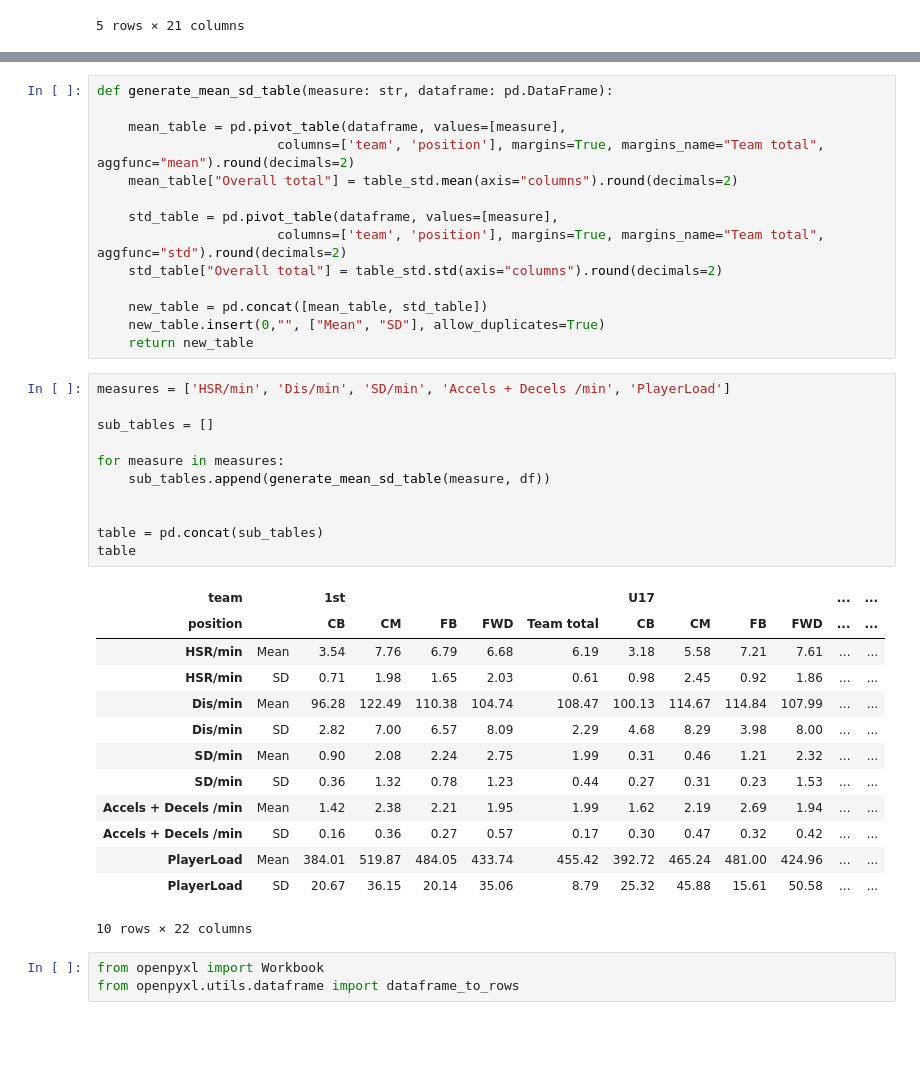
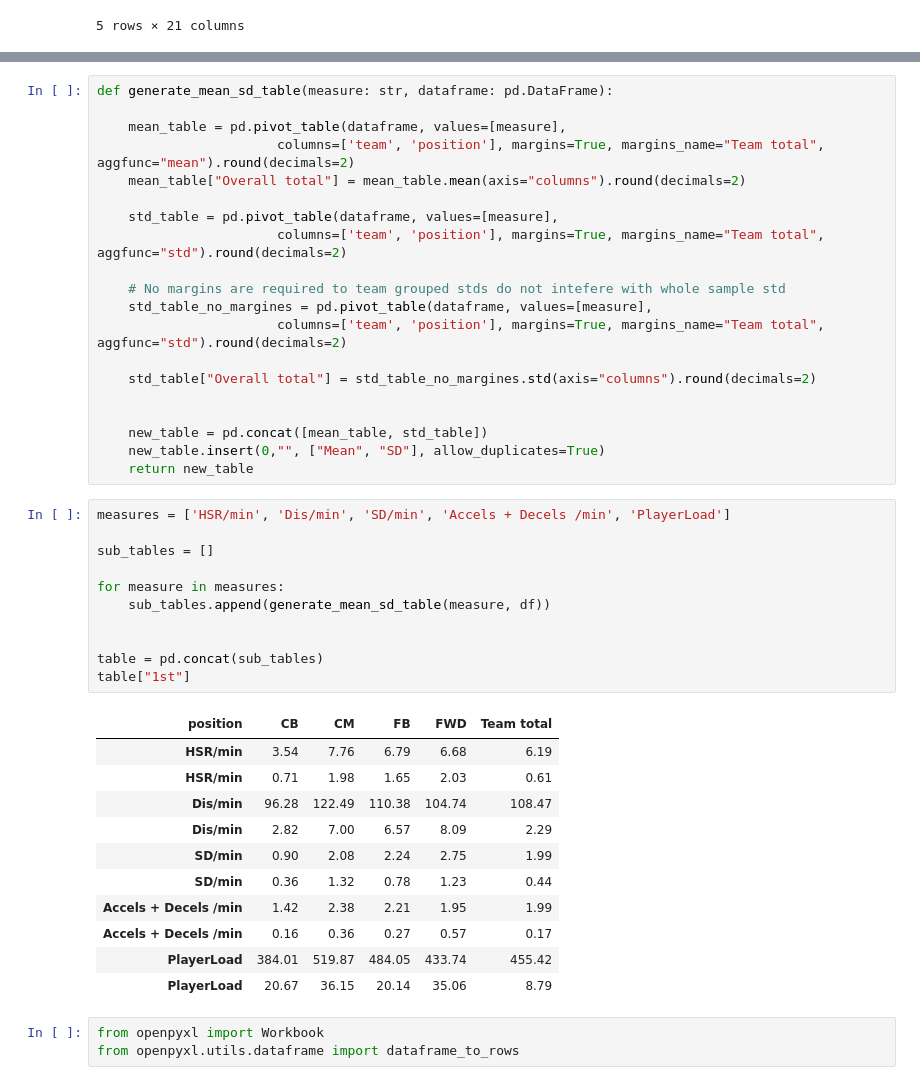
Before and after one commit to JTPiingtoh/GPSproject, a Jupyter notebook: data table for paper.ipynb, the cells around one changed output, grey strips where cells are left out. Cells and saved outputs as stored; diff of their text form; blank space fills up the shorter version.

```diff
--- a/data table for paper.ipynb
+++ b/data table for paper.ipynb
@@ -137,11 +139,17 @@ def generate_mean_sd_table(measure: str, dataframe: pd.DataFrame):
 
     mean_table = pd.pivot_table(dataframe, values=[measure],
                        columns=['team', 'position'], margins=True, margins_name="Team total", aggfunc="mean").round(decimals=2)
-    mean_table["Overall total"] = table_std.mean(axis="columns").round(decimals=2)
+    mean_table["Overall total"] = mean_table.mean(axis="columns").round(decimals=2)
 
     std_table = pd.pivot_table(dataframe, values=[measure],
                        columns=['team', 'position'], margins=True, margins_name="Team total", aggfunc="std").round(decimals=2)
-    std_table["Overall total"] = table_std.std(axis="columns").round(decimals=2)
+
+    # No margins are required to team grouped stds do not intefere with whole sample std
+    std_table_no_margines = pd.pivot_table(dataframe, values=[measure],
+                       columns=['team', 'position'], margins=True, margins_name="Team total", aggfunc="std").round(decimals=2)
+
+    std_table["Overall total"] = std_table_no_margines.std(axis="columns").round(decimals=2)
+
 
     new_table = pd.concat([mean_table, std_table])
     new_table.insert(0,"", ["Mean", "SD"], allow_duplicates=True)
@@ -149,28 +157,26 @@ def generate_mean_sd_table(measure: str, dataframe: pd.DataFrame):
 # %%
 measures = ['HSR/min', 'Dis/min', 'SD/min', 'Accels + Decels /min', 'PlayerLoad']
 
 sub_tables = []
 
 for measure in measures:
     sub_tables.append(generate_mean_sd_table(measure, df))
 
 
 table = pd.concat(sub_tables)
-table
+table["1st"]
 # %% [output]
-| team |  | 1st |  |  |  |  | U17 |  |  |  | ... | ... |
-| position |  | CB | CM | FB | FWD | Team total | CB | CM | FB | FWD | ... | ... |
-| HSR/min | Mean | 3.54 | 7.76 | 6.79 | 6.68 | 6.19 | 3.18 | 5.58 | 7.21 | 7.61 | ... | ... |
-| HSR/min | SD | 0.71 | 1.98 | 1.65 | 2.03 | 0.61 | 0.98 | 2.45 | 0.92 | 1.86 | ... | ... |
-| Dis/min | Mean | 96.28 | 122.49 | 110.38 | 104.74 | 108.47 | 100.13 | 114.67 | 114.84 | 107.99 | ... | ... |
-| Dis/min | SD | 2.82 | 7.00 | 6.57 | 8.09 | 2.29 | 4.68 | 8.29 | 3.98 | 8.00 | ... | ... |
-| SD/min | Mean | 0.90 | 2.08 | 2.24 | 2.75 | 1.99 | 0.31 | 0.46 | 1.21 | 2.32 | ... | ... |
-| SD/min | SD | 0.36 | 1.32 | 0.78 | 1.23 | 0.44 | 0.27 | 0.31 | 0.23 | 1.53 | ... | ... |
-| Accels + Decels /min | Mean | 1.42 | 2.38 | 2.21 | 1.95 | 1.99 | 1.62 | 2.19 | 2.69 | 1.94 | ... | ... |
-| Accels + Decels /min | SD | 0.16 | 0.36 | 0.27 | 0.57 | 0.17 | 0.30 | 0.47 | 0.32 | 0.42 | ... | ... |
-| PlayerLoad | Mean | 384.01 | 519.87 | 484.05 | 433.74 | 455.42 | 392.72 | 465.24 | 481.00 | 424.96 | ... | ... |
-| PlayerLoad | SD | 20.67 | 36.15 | 20.14 | 35.06 | 8.79 | 25.32 | 45.88 | 15.61 | 50.58 | ... | ... |
+| position | CB | CM | FB | FWD | Team total |
+| HSR/min | 3.54 | 7.76 | 6.79 | 6.68 | 6.19 |
+| HSR/min | 0.71 | 1.98 | 1.65 | 2.03 | 0.61 |
+| Dis/min | 96.28 | 122.49 | 110.38 | 104.74 | 108.47 |
+| Dis/min | 2.82 | 7.00 | 6.57 | 8.09 | 2.29 |
+| SD/min | 0.90 | 2.08 | 2.24 | 2.75 | 1.99 |
+| SD/min | 0.36 | 1.32 | 0.78 | 1.23 | 0.44 |
+| Accels + Decels /min | 1.42 | 2.38 | 2.21 | 1.95 | 1.99 |
+| Accels + Decels /min | 0.16 | 0.36 | 0.27 | 0.57 | 0.17 |
+| PlayerLoad | 384.01 | 519.87 | 484.05 | 433.74 | 455.42 |
+| PlayerLoad | 20.67 | 36.15 | 20.14 | 35.06 | 8.79 |
-10 rows × 22 columns
 # %%
 from openpyxl import Workbook
 from openpyxl.utils.dataframe import dataframe_to_rows
```
Also changed, not shown: parts of 4 cells of this notebook, 1 other file.
